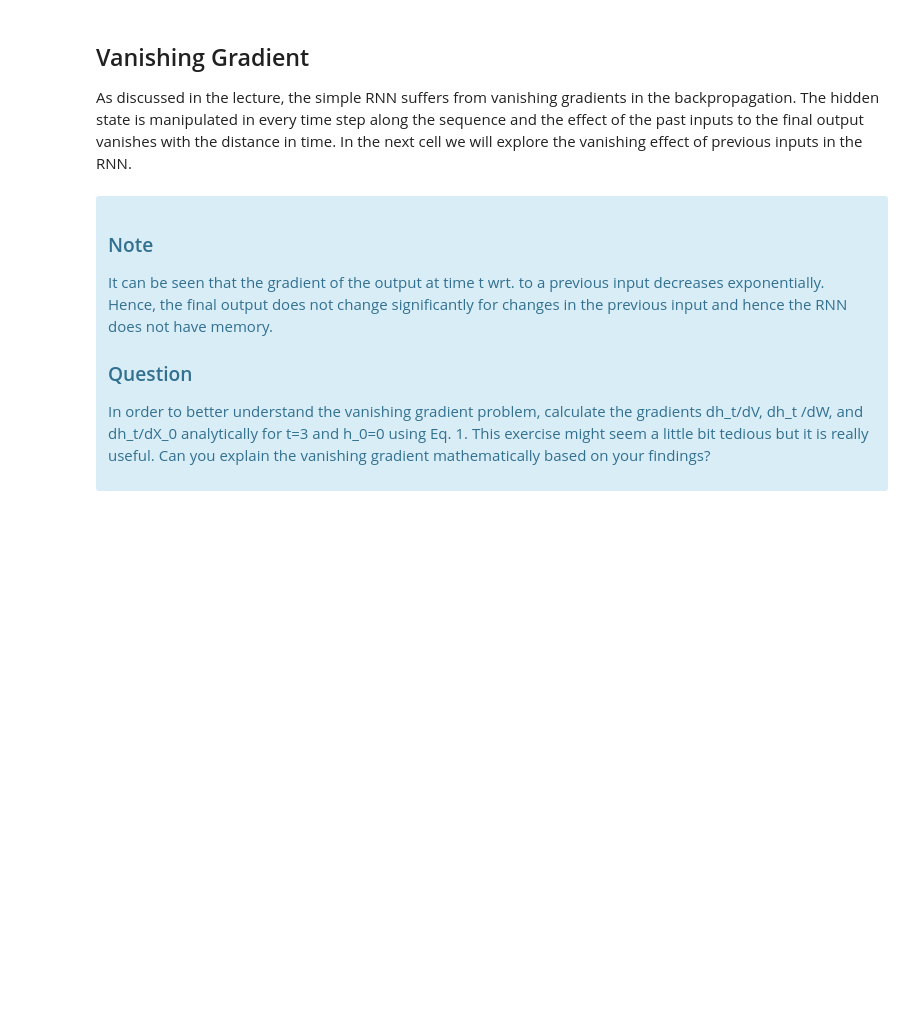
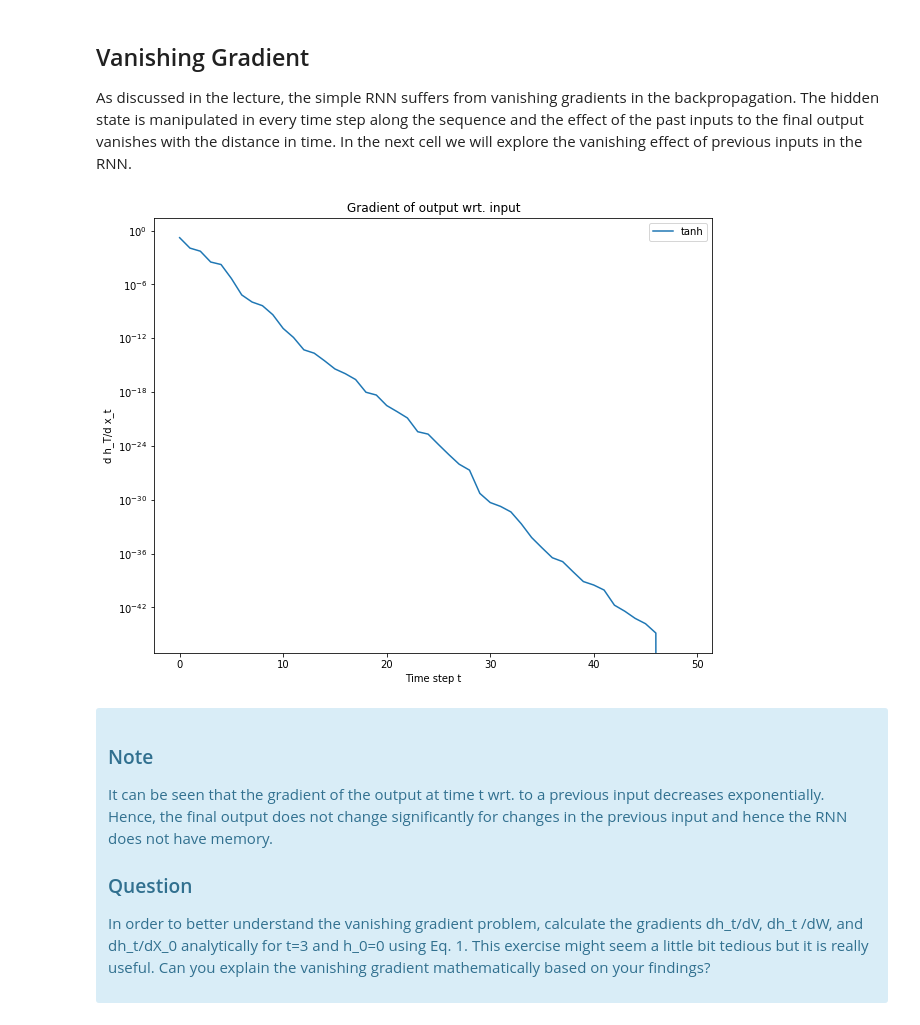
Before and after one commit to JulianHohenadel/I2Deep-Learning, a Jupyter notebook: exercise_3/3_recurrent_neural_networks.ipynb, the cells around one changed output. Cells and saved outputs as stored; diff of their text form; code cells hidden in the pictures; blank space fills up the shorter version.

```diff
--- a/exercise_3/3_recurrent_neural_networks.ipynb
+++ b/exercise_3/3_recurrent_neural_networks.ipynb
@@ -153,19 +159,40 @@ As discussed in the lecture, the simple RNN suffers from vanishing gradients in
 # %%
 ############################################################################
 # TODO: Define a RNN and explore the gradients on the output h_T wrt. the  #
 # input at time t and plot your result. What behaviour do you observe?     #
 # Hints:                                                                   #
 #   - use one input feature                                                #
 #   - pytorch allows backward() pass wrt. to any vector                    #
 #   - backward() can only be applied to scalars and not to output tensors  #
 #   - choose a good representation of the gradient plot                    #
 ############################################################################
+hidden_size = 1
+input_size = 1
+time_steps = 50
 
+# RNN
+rnn = nn.RNN(input_size, hidden_size)
+rand_rnn = torch.randn(time_steps, 1, input_size)
+rand_rnn.requires_grad = True
 
+_, h = rnn(rand_rnn)
 
+h.requires_grad
+h.sum().backward()
+
+plt.semilogy(np.flip(abs(rand_rnn.grad.view(-1).detach().cpu().numpy())), label="tanh")
+
+plt.legend()
+plt.xlabel("Time step t")
+plt.ylabel("d h_T/d x_t")
+plt.title("Gradient of output wrt. input")
+
+plt.show()
 ############################################################################
 #                             END OF YOUR CODE                             #
 ############################################################################
+# %% [output]
+[figure, added]
 # %% [markdown]
 
 <div class="alert alert-info">
```
Also changed, not shown: parts of 15 cells of this notebook, 3 other files.
